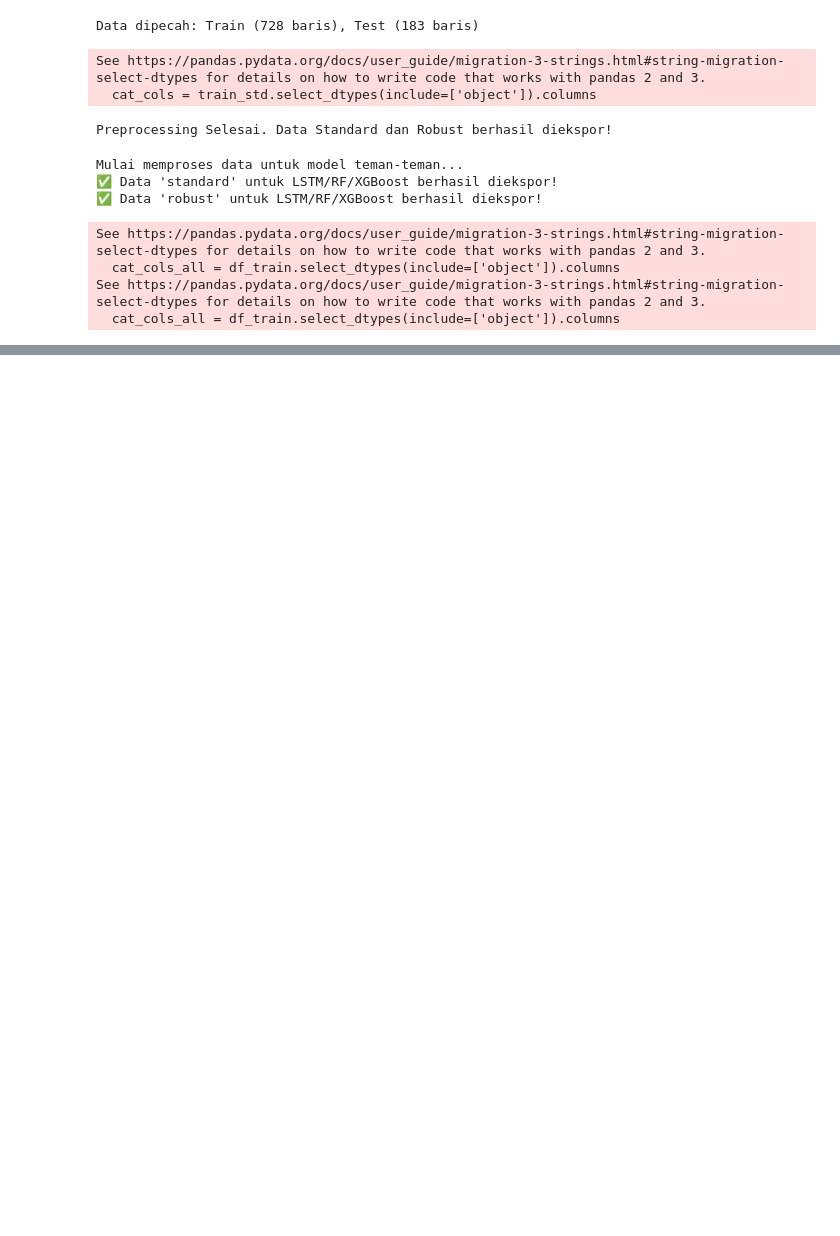
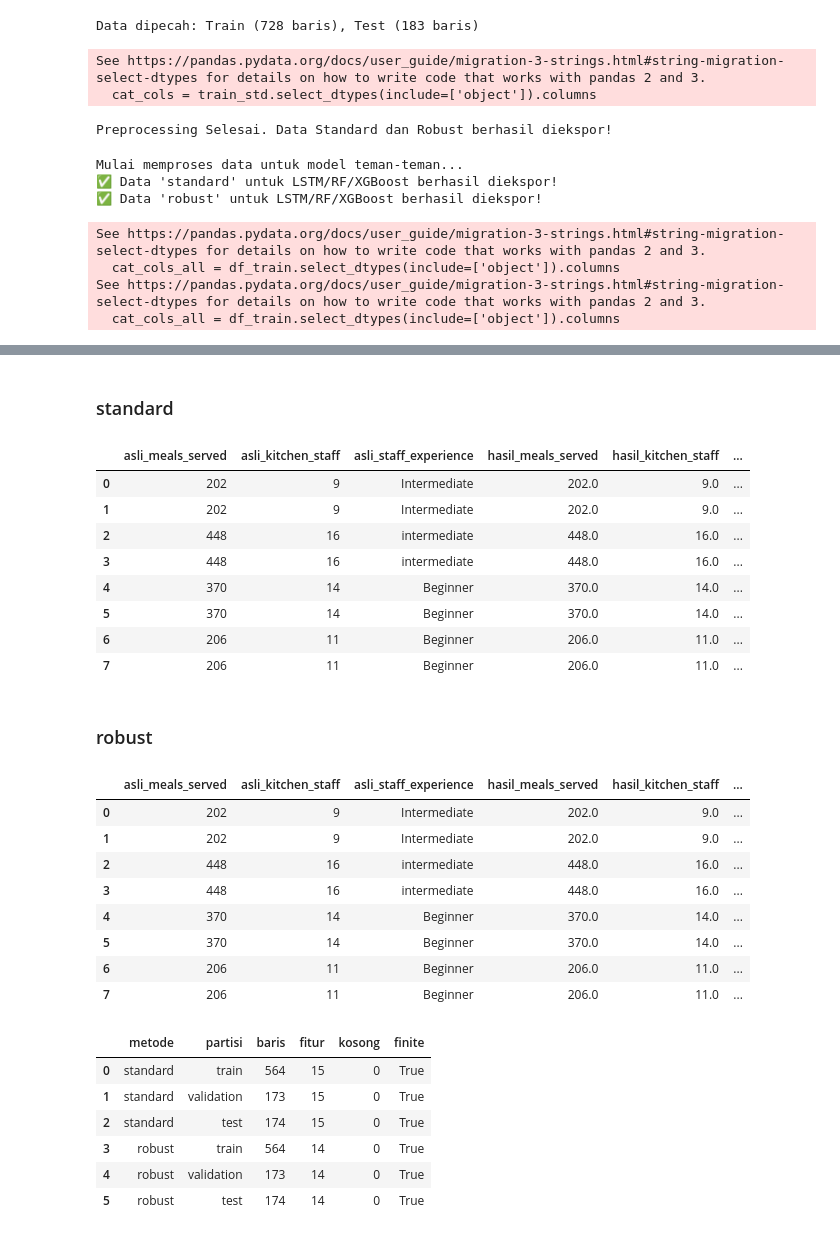
Before and after one commit to intananggreini99/foodSaveProject, a Jupyter notebook: notebooks/03_Standard_Robust_Preprocessing.ipynb, the cells around one changed output, grey strips where cells are left out. Cells and saved outputs as stored; diff of their text form; code cells hidden in the pictures; blank space fills up the shorter version.

```diff
--- a/notebooks/03_Standard_Robust_Preprocessing.ipynb
+++ b/notebooks/03_Standard_Robust_Preprocessing.ipynb
@@ -129,0 +142,17 @@ See https://pandas.pydata.org/docs/user_guide/migration-3-strings.html#string-mi
+# %%
+from pathlib import Path
+import sys
+ROOT = Path.cwd().resolve()
+while not (ROOT / 'src/experiment.py').exists() and ROOT != ROOT.parent:
+    ROOT = ROOT.parent
+assert (ROOT / 'src/experiment.py').exists(), 'Buka notebook dari folder proyek FoodSave.'
+if str(ROOT) not in sys.path:
+    sys.path.insert(0, str(ROOT))
+import json
+import numpy as np
+import pandas as pd
+from IPython.display import display, Image, Markdown, Code
+from src.experiment import OUT, ART, load_data, prepare, run_model, evaluate
+pd.set_option('display.max_columns', 40)
+pd.set_option('display.precision', 4)
+get_ipython().run_line_magic('matplotlib', 'inline')
@@ -129,0 +172,14 @@ See https://pandas.pydata.org/docs/user_guide/migration-3-strings.html#string-mi
+# %%
+audit_rows=[]
+for method in ['standard','robust']:
+    df, prep, idx, ys, x, xs, native=prepare(method)
+    assert np.isfinite(x.to_numpy()).all() and np.isfinite(xs).all()
+    assert not set(['ID','waste_category','past_waste_kg','food_waste_kg']).intersection(x.columns)
+    for split, ix in idx.items():
+        folder=ROOT/'dataset/processed'; folder.mkdir(parents=True,exist_ok=True)
+        x.iloc[ix].to_csv(folder/f'validated_{method}_{split}_features.csv',index=False)
+        df.iloc[ix][['_row','date','food_waste_kg']].to_csv(folder/f'validated_{method}_{split}_target.csv',index=False)
+    audit_rows.append({'metode':method,'fitur':x.shape[1], **{s:len(ix) for s,ix in idx.items()},'missing_setelah':int(x.isna().sum().sum())})
+    display(Markdown(f'### Contoh hasil {method}')); display(native.head())
+    display(prep.bounds)
+display(pd.DataFrame(audit_rows))
@@ -129,0 +247,41 @@ See https://pandas.pydata.org/docs/user_guide/migration-3-strings.html#string-mi
+# %%
+df=load_data()
+summary=[]
+for method in ['standard','robust']:
+    prep=FoodPreprocessor(method).fit(df[df.split=='train'])
+    cleaned=prep.native(df)
+    display(Markdown(f'### {method}'))
+    display(pd.concat([df[['meals_served','kitchen_staff','staff_experience']].head(8).add_prefix('asli_'),cleaned[['meals_served','kitchen_staff','staff_experience']].head(8).add_prefix('hasil_')],axis=1))
+    transformed=prep.transform(df)
+    for split in ['train','validation','test']:
+        part=transformed.loc[df.split==split]
+        summary.append({'metode':method,'partisi':split,'baris':len(part),'fitur':part.shape[1],'kosong':int(part.isna().sum().sum()),'finite':bool(np.isfinite(part.to_numpy()).all())})
+display(pd.DataFrame(summary))
+# %% [output]
+### standard
+|  | asli_meals_served | asli_kitchen_staff | asli_staff_experience | hasil_meals_served | hasil_kitchen_staff | ... |
+| 0 | 202 | 9 | Intermediate | 202.0 | 9.0 | ... |
+| 1 | 202 | 9 | Intermediate | 202.0 | 9.0 | ... |
+| 2 | 448 | 16 | intermediate | 448.0 | 16.0 | ... |
+| 3 | 448 | 16 | intermediate | 448.0 | 16.0 | ... |
+| 4 | 370 | 14 | Beginner | 370.0 | 14.0 | ... |
+| 5 | 370 | 14 | Beginner | 370.0 | 14.0 | ... |
+| 6 | 206 | 11 | Beginner | 206.0 | 11.0 | ... |
+| 7 | 206 | 11 | Beginner | 206.0 | 11.0 | ... |
+### robust
+|  | asli_meals_served | asli_kitchen_staff | asli_staff_experience | hasil_meals_served | hasil_kitchen_staff | ... |
+| 0 | 202 | 9 | Intermediate | 202.0 | 9.0 | ... |
+| 1 | 202 | 9 | Intermediate | 202.0 | 9.0 | ... |
+| 2 | 448 | 16 | intermediate | 448.0 | 16.0 | ... |
+| 3 | 448 | 16 | intermediate | 448.0 | 16.0 | ... |
+| 4 | 370 | 14 | Beginner | 370.0 | 14.0 | ... |
+| 5 | 370 | 14 | Beginner | 370.0 | 14.0 | ... |
+| 6 | 206 | 11 | Beginner | 206.0 | 11.0 | ... |
+| 7 | 206 | 11 | Beginner | 206.0 | 11.0 | ... |
+|  | metode | partisi | baris | fitur | kosong | finite |
+| 0 | standard | train | 564 | 15 | 0 | True |
+| 1 | standard | validation | 173 | 15 | 0 | True |
+| 2 | standard | test | 174 | 15 | 0 | True |
+| 3 | robust | train | 564 | 14 | 0 | True |
+| 4 | robust | validation | 173 | 14 | 0 | True |
+| 5 | robust | test | 174 | 14 | 0 | True |
```
Also changed, not shown: parts of 10 cells of this notebook, 12 other files.
